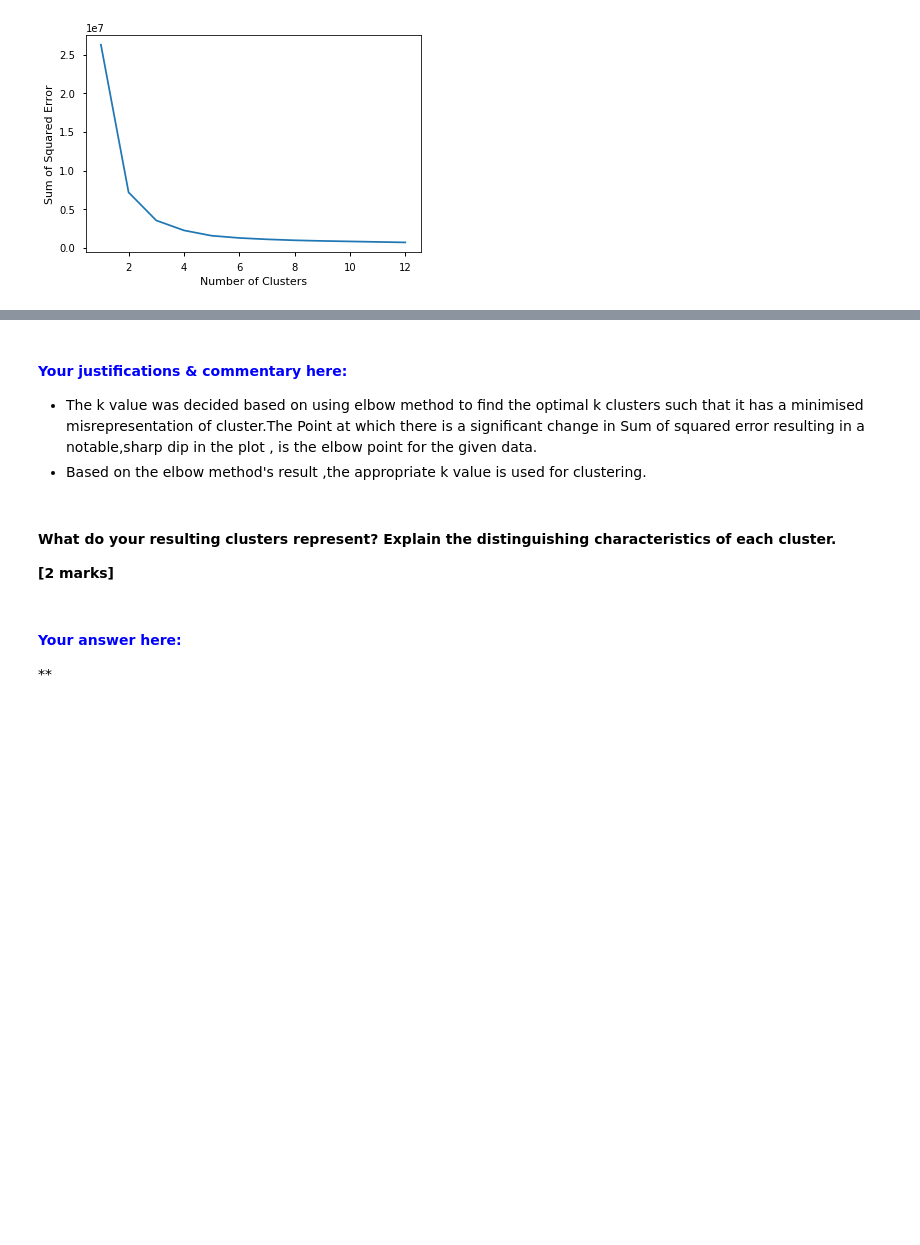
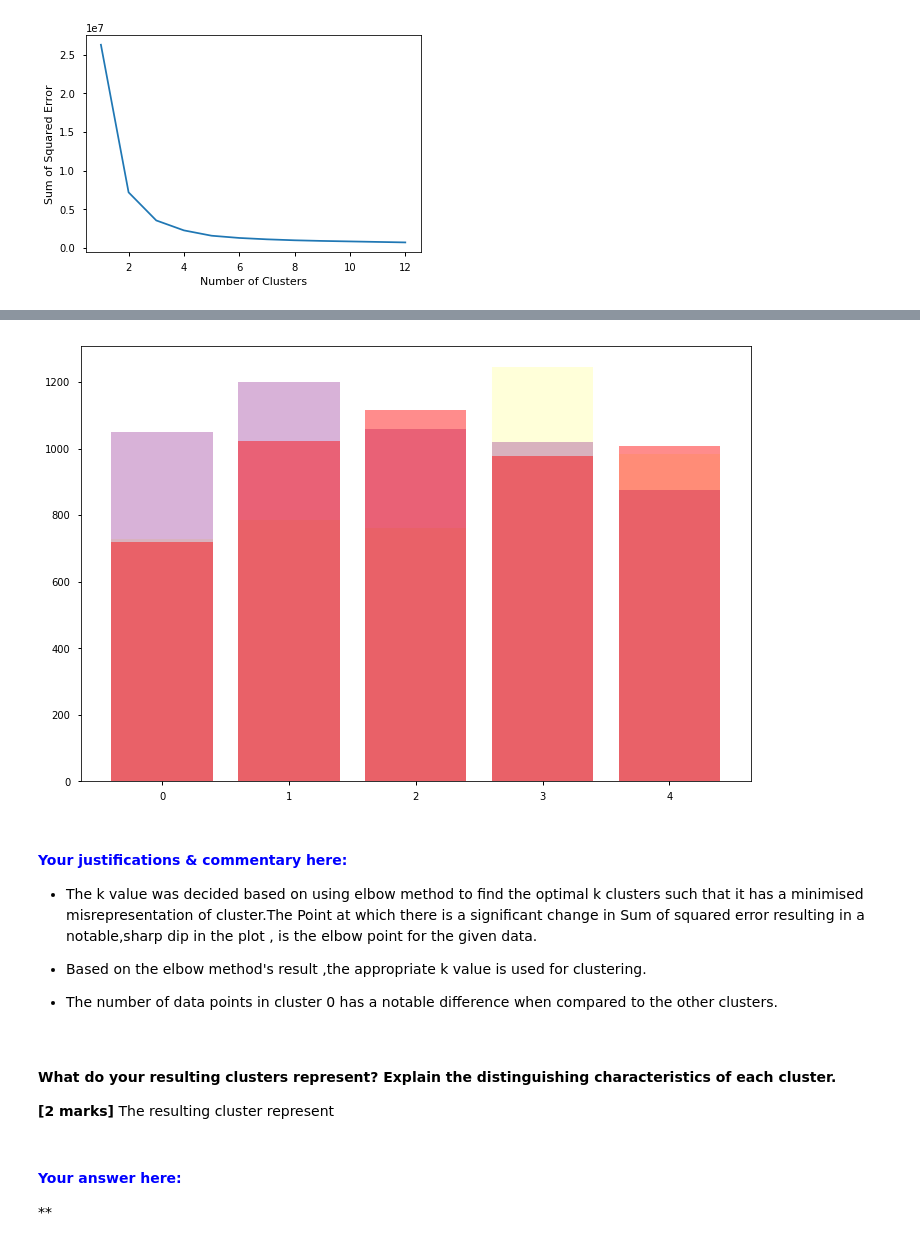
Before and after one commit to DannyFirmin/ML-KMeans-KNN-DecisionTrees, a Jupyter notebook: Assignment-2.ipynb, the cells around one changed output, grey strips where cells are left out. Drawn from its saved outputs; the diff is of its cells as text; code cells hidden in the pictures; blank space fills up the shorter version.

```diff
--- a/Assignment-2.ipynb
+++ b/Assignment-2.ipynb
@@ -514,10 +518,22 @@ print(cluster2.head(5))
+# %%
+plt.figure(figsize=(12, 8))
+colors = ['purple', 'r', 'yellow']
+for c in range(3):
+    rating_count=df_X[df_X['cluster'] == c].groupby("rating").count().amount
+    plt.bar(rating_count.index,rating_count.values,alpha=(c+1)*0.15,color=colors[c])
+plt.show()
+# %% [output]
+[figure, added]
 # %% [markdown]
 #### <span style="color:blue"> Your justifications & commentary here: </span>
 - The k value was decided based on using elbow method to find the optimal k clusters such that it has a minimised misrepresentation of cluster.The Point at which there is a significant change in Sum of squared error resulting in a notable,sharp  dip in the plot , is the elbow point for the given data.
 - Based on the elbow method's result ,the appropriate k value is used for clustering.
+
+- The number of data points in cluster 0 has a notable difference when compared to the other clusters.
 # %% [markdown]
 #### What do your resulting clusters represent?  Explain the distinguishing characteristics of each cluster.
 <span style= 'float: right;'><b>[2 marks]</b></span>
+The resulting cluster represent
 # %% [markdown]
 #### <span style="color:blue"> Your answer here: </span>
 
```
Also changed, not shown: parts of 3 cells of this notebook.
